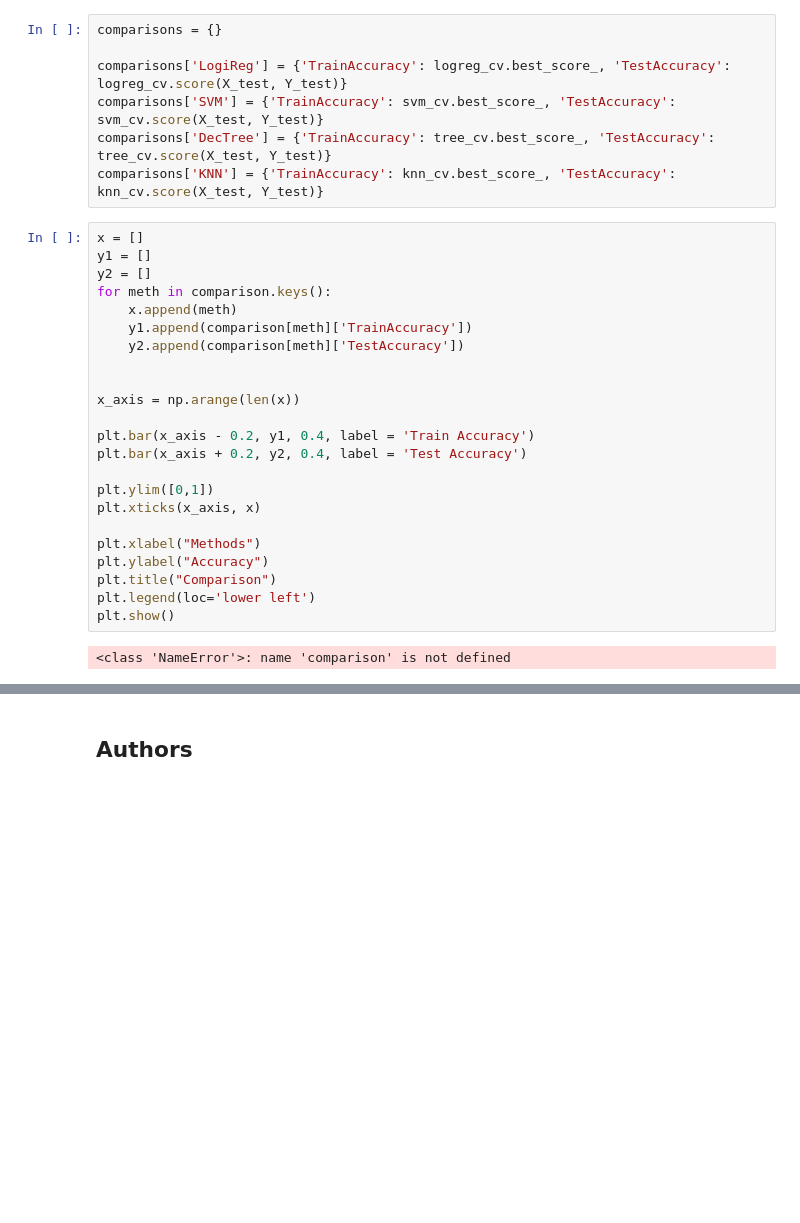
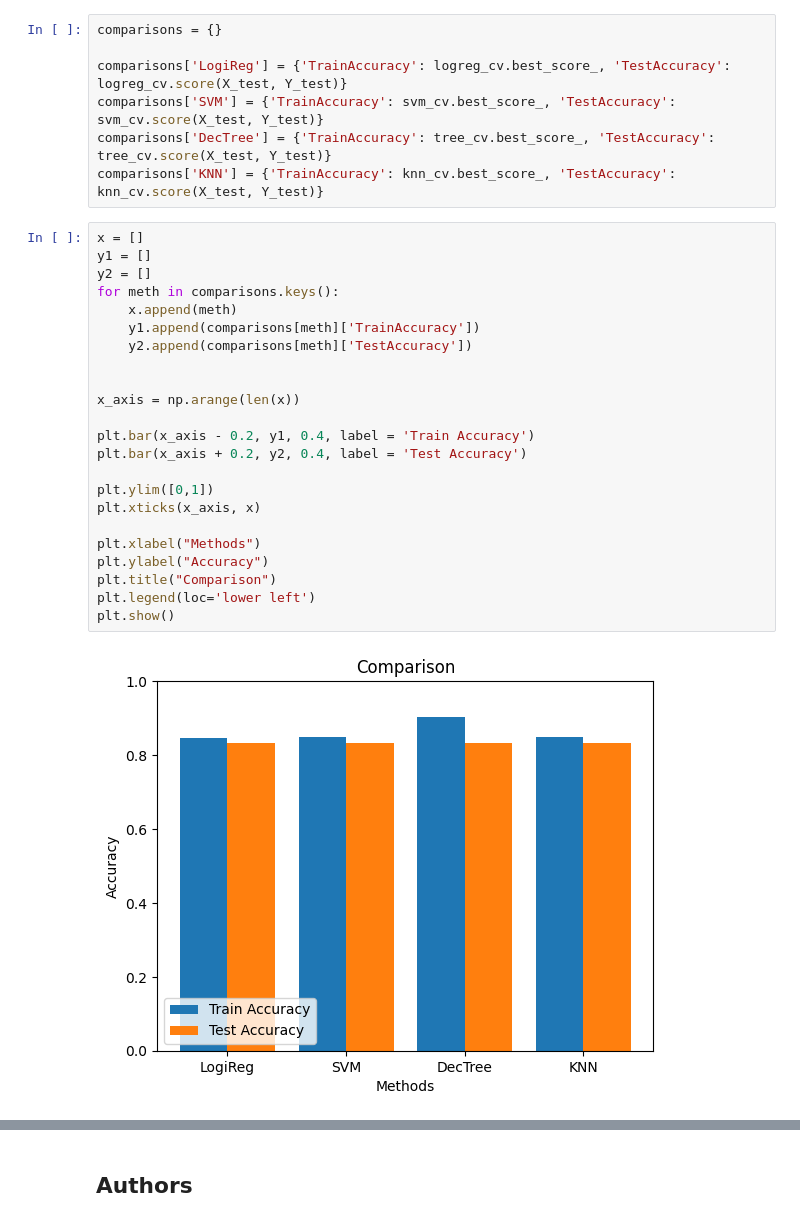
Before and after one commit to dutta-tanushree/IBM-Data-Science-Professional-Certificate, a Jupyter notebook: Applied-Data-Science-Capstone/SpaceX_Machine Learning Prediction_Part_5.ipynb, the cells around one changed output, grey strips where cells are left out. Drawn from its saved outputs; the diff is of its cells as text; blank space fills up the shorter version.

```diff
--- a/Applied-Data-Science-Capstone/SpaceX_Machine Learning Prediction_Part_5.ipynb
+++ b/Applied-Data-Science-Capstone/SpaceX_Machine Learning Prediction_Part_5.ipynb
@@ -365,25 +365,25 @@ comparisons['KNN'] = {'TrainAccuracy': knn_cv.best_score_, 'TestAccuracy': knn_c
 # %%
 x = []
 y1 = []
 y2 = []
-for meth in comparison.keys():
+for meth in comparisons.keys():
     x.append(meth)
-    y1.append(comparison[meth]['TrainAccuracy'])
-    y2.append(comparison[meth]['TestAccuracy'])
+    y1.append(comparisons[meth]['TrainAccuracy'])
+    y2.append(comparisons[meth]['TestAccuracy'])
 
 
 x_axis = np.arange(len(x))
 
 plt.bar(x_axis - 0.2, y1, 0.4, label = 'Train Accuracy')
 plt.bar(x_axis + 0.2, y2, 0.4, label = 'Test Accuracy')
 
 plt.ylim([0,1])
 plt.xticks(x_axis, x)
 
 plt.xlabel("Methods")
 plt.ylabel("Accuracy")
 plt.title("Comparison")
 plt.legend(loc='lower left')
 plt.show()
 # %% [output]
-<class 'NameError'>: name 'comparison' is not defined
+[figure, added]
```
Also changed, not shown: parts of 1 cell of this notebook.
